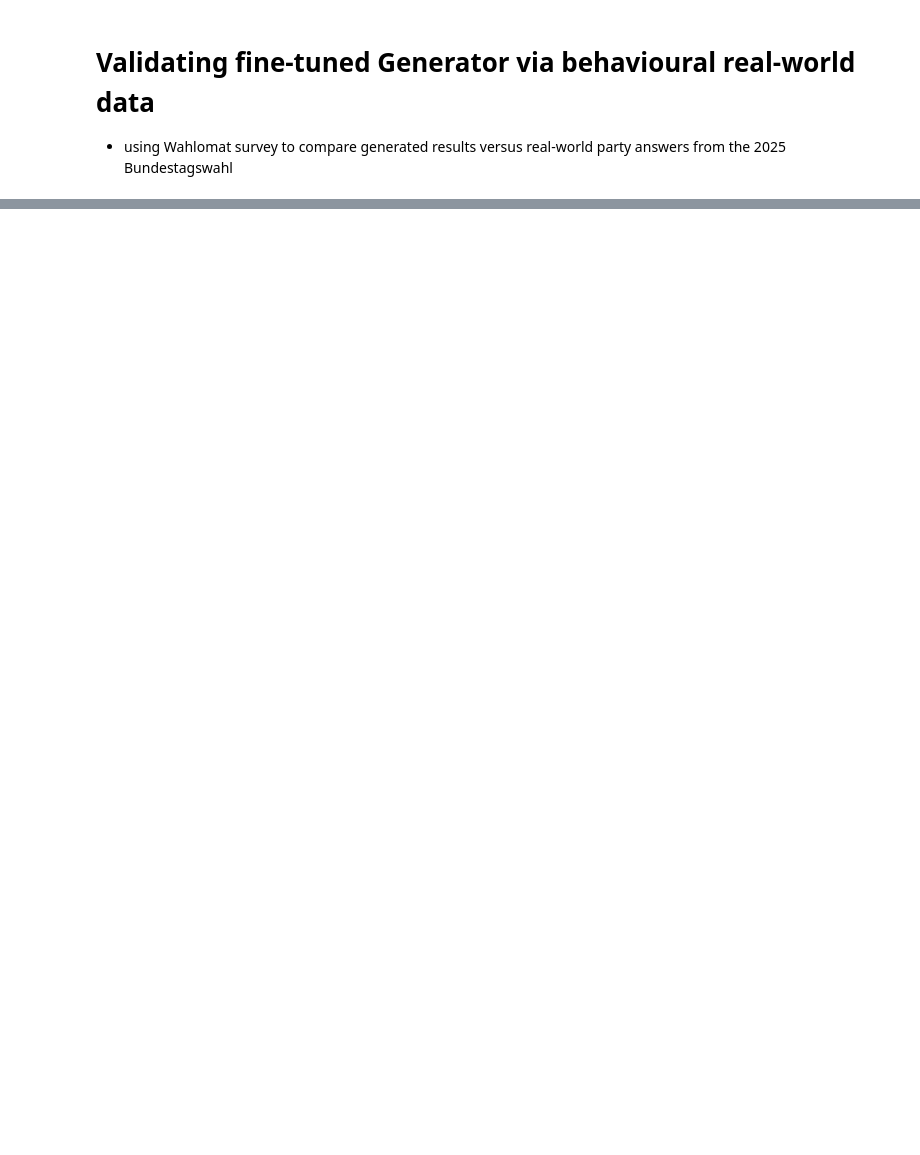
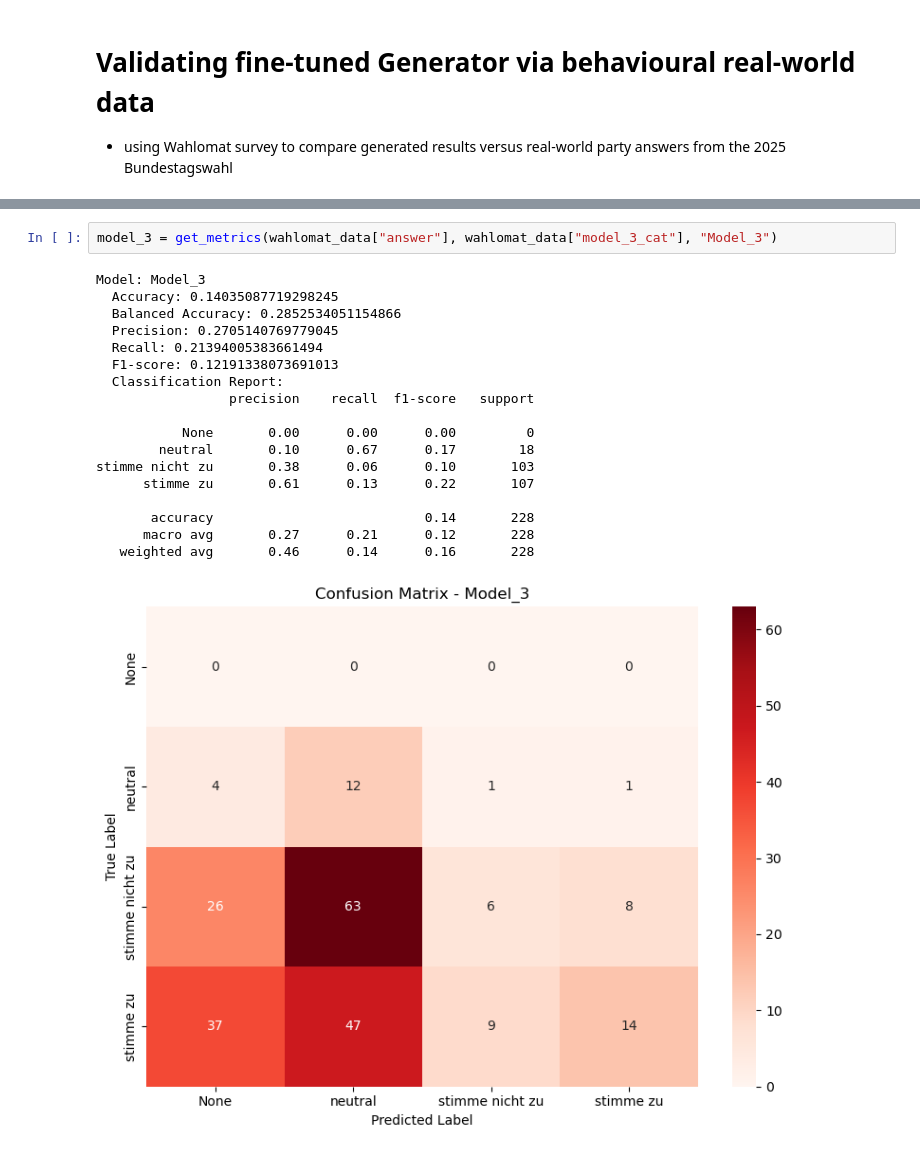
Before and after one commit to EstelleKlevenz/dlss-legis-ex-machina, a Jupyter notebook: code/4.1_validation_via_Wahlomat.ipynb, the cells around one changed output, grey strips where cells are left out. Cells and saved outputs as stored; diff of their text form; blank space fills up the shorter version.

```diff
--- a/code/4.1_validation_via_Wahlomat.ipynb
+++ b/code/4.1_validation_via_Wahlomat.ipynb
@@ -60,0 +247,21 @@ Name: model_answer_01, Length: 228, dtype: object
+# %%
+model_3 = get_metrics(wahlomat_data["answer"], wahlomat_data["model_3_cat"], "Model_3")
+# %% [output]
+Model: Model_3
+  Accuracy: 0.14035087719298245
+  Balanced Accuracy: 0.2852534051154866
+  Precision: 0.2705140769779045
+  Recall: 0.21394005383661494
+  F1-score: 0.12191338073691013
+  Classification Report:
+                 precision    recall  f1-score   support
+
+           None       0.00      0.00      0.00         0
+        neutral       0.10      0.67      0.17        18
+stimme nicht zu       0.38      0.06      0.10       103
+      stimme zu       0.61      0.13      0.22       107
+
+       accuracy                           0.14       228
+      macro avg       0.27      0.21      0.12       228
+   weighted avg       0.46      0.14      0.16       228
+[figure, added]
```
Also changed, not shown: parts of 16 cells of this notebook.
